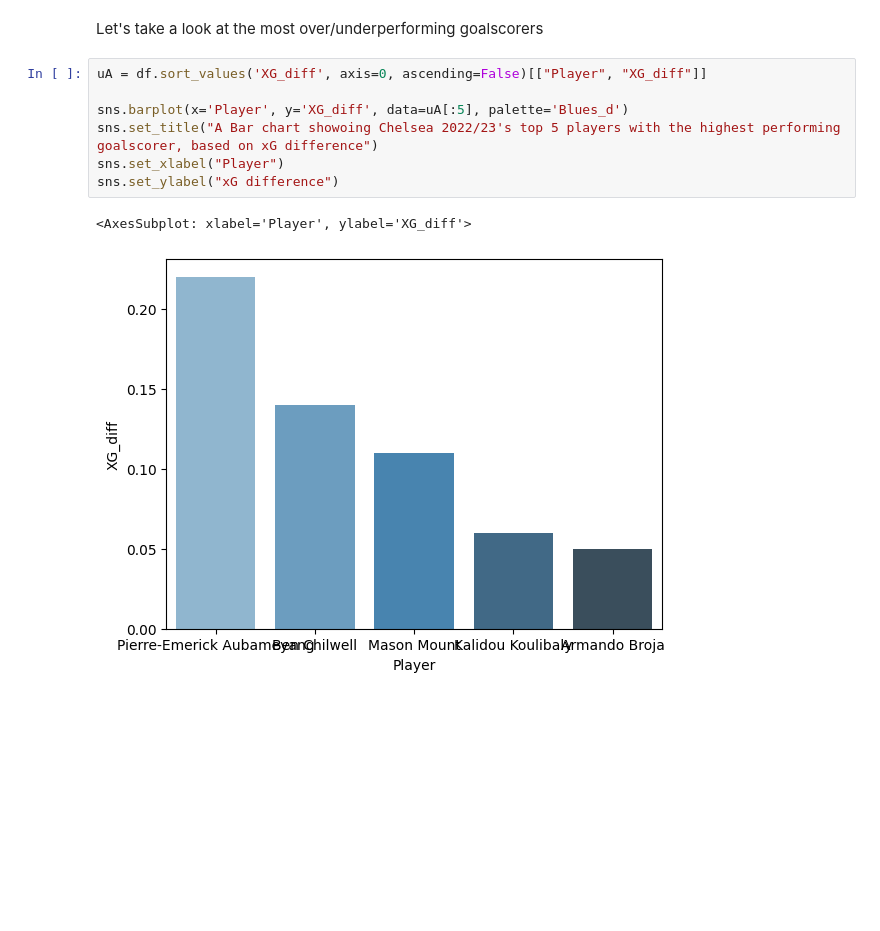
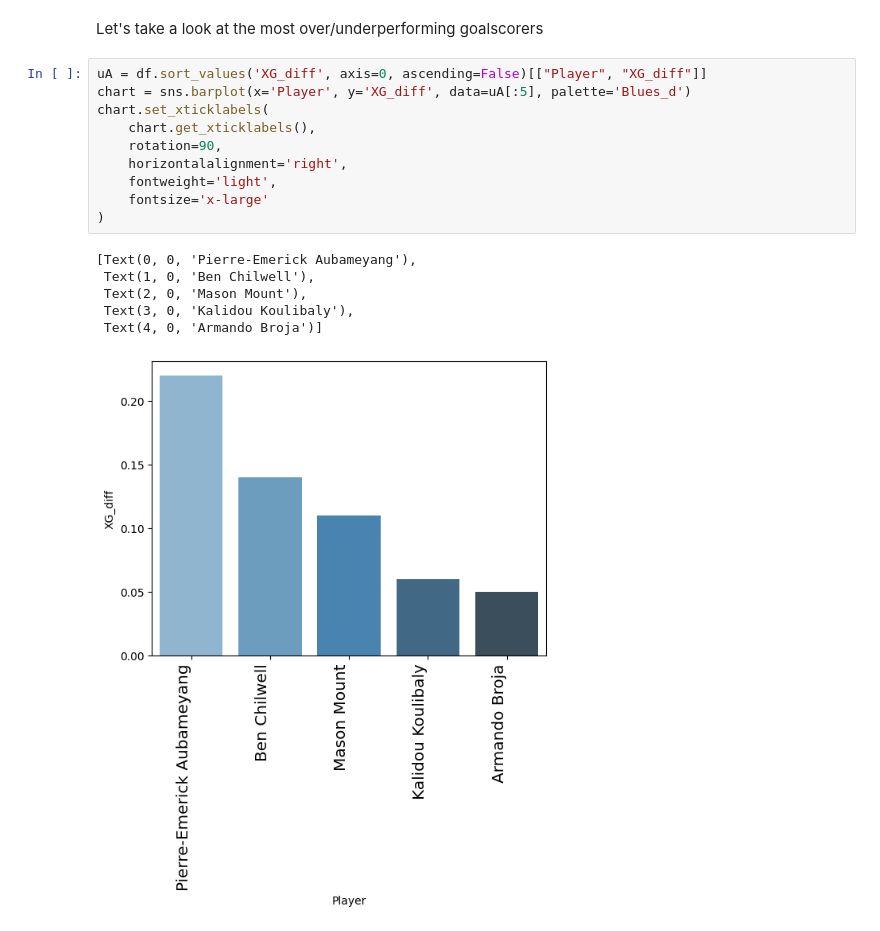
Before and after one commit to j-hussain/Chelsea-Analysis, a Jupyter notebook: notebook.ipynb, the cells around one changed output. Drawn from its saved outputs; the diff is of its cells as text; blank space fills up the shorter version.

```diff
--- a/notebook.ipynb
+++ b/notebook.ipynb
@@ -50,11 +50,18 @@ df.columns = df.columns.str.strip()
 Let's take a look at the most over/underperforming goalscorers
 # %%
 uA = df.sort_values('XG_diff', axis=0, ascending=False)[["Player", "XG_diff"]]
-
-sns.barplot(x='Player', y='XG_diff', data=uA[:5], palette='Blues_d')
-sns.set_title("A Bar chart showoing Chelsea 2022/23's top 5 players with the highest performing goalscorer, based on xG difference")
-sns.set_xlabel("Player")
-sns.set_ylabel("xG difference")
+chart = sns.barplot(x='Player', y='XG_diff', data=uA[:5], palette='Blues_d')
+chart.set_xticklabels(
+    chart.get_xticklabels(),
+    rotation=90,
+    horizontalalignment='right',
+    fontweight='light',
+    fontsize='x-large'
+)
 # %% [output]
-<AxesSubplot: xlabel='Player', ylabel='XG_diff'>
+[Text(0, 0, 'Pierre-Emerick Aubameyang'),
+ Text(1, 0, 'Ben Chilwell'),
+ Text(2, 0, 'Mason Mount'),
+ Text(3, 0, 'Kalidou Koulibaly'),
+ Text(4, 0, 'Armando Broja')]
-[figure, old version]
+[figure, new version]
```
Also changed, not shown: parts of 9 cells of this notebook.
